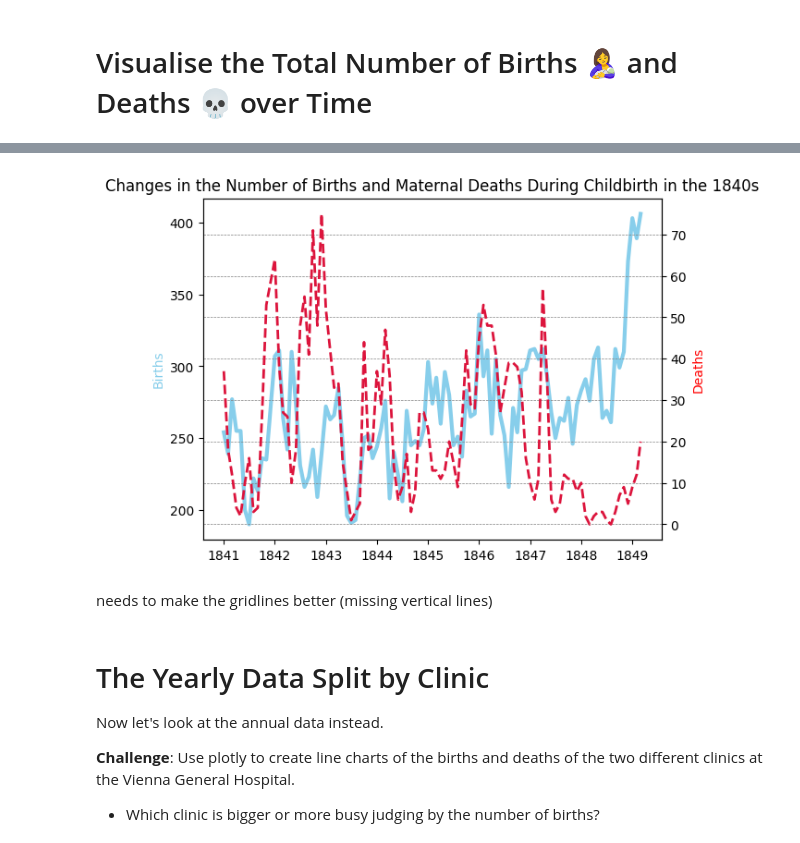
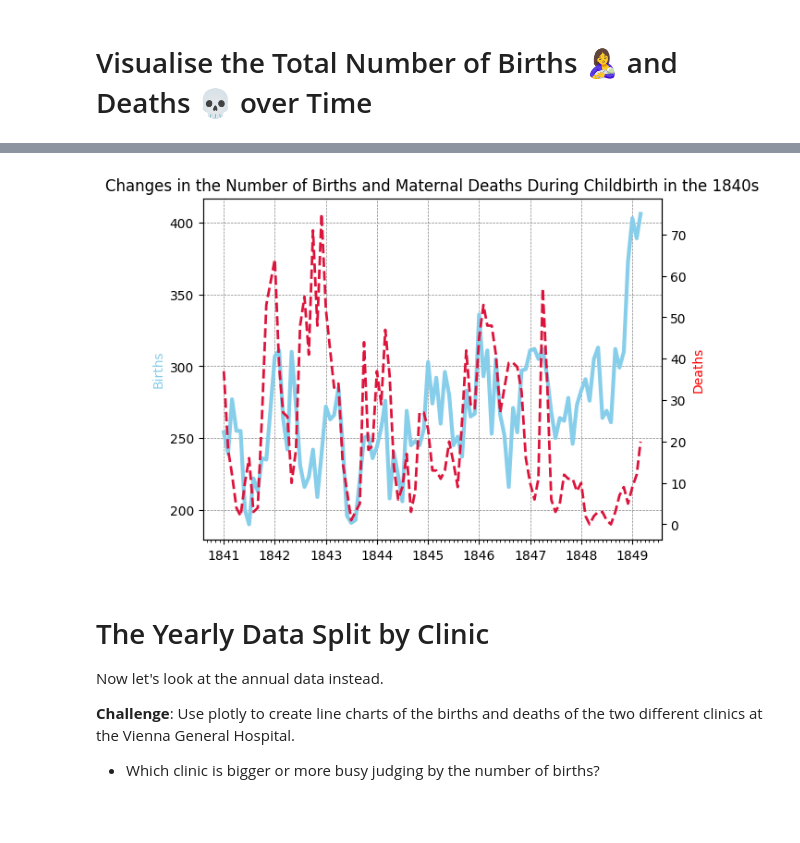
Before and after one commit to LegradiK/handwashing_discovery_histograms_KDE_scipi_matplotlib_numpy, a Jupyter notebook: Dr_Semmelweis_Handwashing_Discovery.ipynb, the cells around one changed output, grey strips where cells are left out. Cells and saved outputs as stored; diff of their text form; code cells hidden in the pictures; blank space fills up the shorter version.

```diff
--- a/Dr_Semmelweis_Handwashing_Discovery.ipynb
+++ b/Dr_Semmelweis_Handwashing_Discovery.ipynb
@@ -176,38 +167,42 @@ In the 1840s, about 8% of women died during childbirth.
 # %%
 fig, ax1 = plt.subplots()
 ax1.plot(
     df_monthly['date'],
     df_monthly['births'],
     color='skyblue',
     label='Births',
     linewidth=3
 )
 ax1.set_ylabel('Births', color='skyblue')
 ax1.tick_params(axis='y', labelcolor='black')
+
+# Use major ticks for years, minor ticks for months
+ax1.xaxis.set_major_locator(mdates.YearLocator())
+ax1.xaxis.set_major_formatter(mdates.DateFormatter('%Y'))
+
+ax1.xaxis.set_minor_locator(mdates.MonthLocator())
+
+# Add horizontal gridlines from ax1 (y-axis)
+ax1.yaxis.grid(True, which='major', color='grey', linestyle='dashed', linewidth=0.5)
+
+# Add vertical gridlines (x-axis)
+ax1.xaxis.grid(True, which='major', color='grey', linestyle='dashed', linewidth=0.5)
+
+
 ax2 = ax1.twinx()
 ax2.plot(
     df_monthly['date'],
     df_monthly['deaths'],
     color='crimson',
     label='Deaths',
     linestyle='dashed',
     linewidth=2
 )
 ax2.set_ylabel('Deaths', color='red')
-plt.grid(
-    True,
-    which='both',
-    axis='both',
-    color='grey',
-    linestyle='dashed',
-    linewidth=0.5
-    )
 plt.title('Changes in the Number of Births and Maternal Deaths During Childbirth in the 1840s')
 plt.show()
 # %% [output]
-[figure, old version]
+[figure, new version]
-# %% [markdown]
-needs to make the gridlines better (missing vertical lines)
 # %% [markdown]
 # The Yearly Data Split by Clinic
 
```
Also changed, not shown: parts of 15 cells of this notebook.
